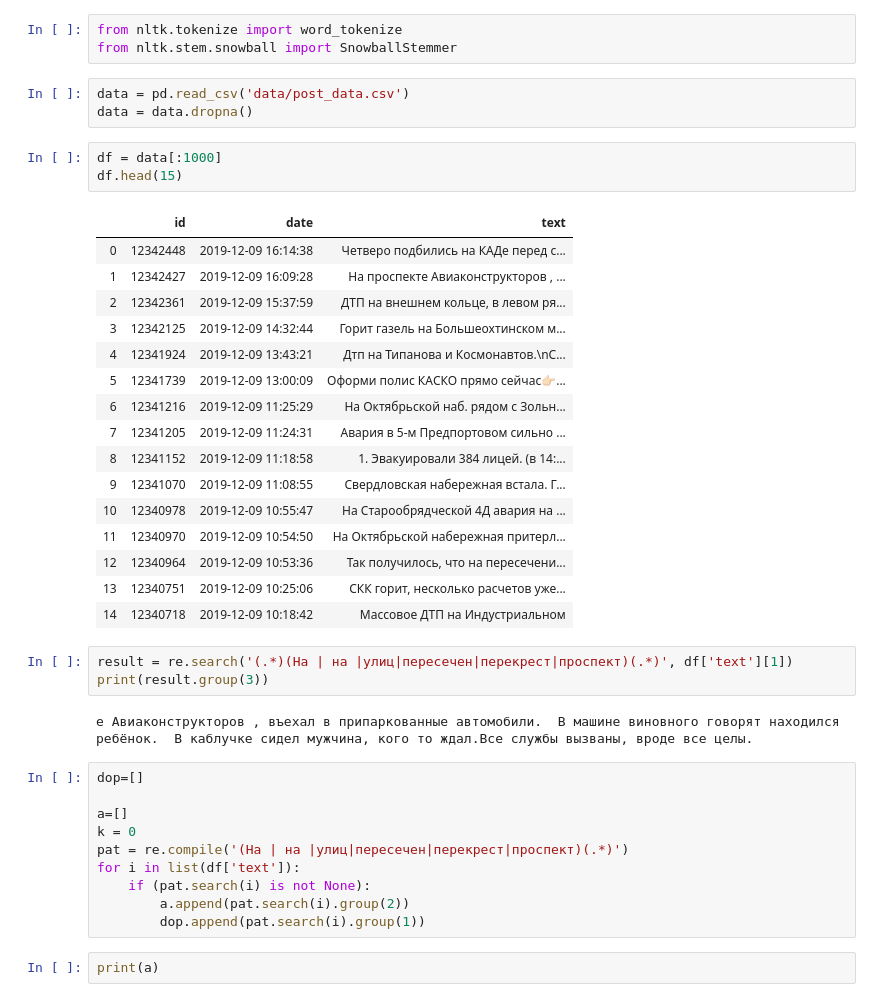
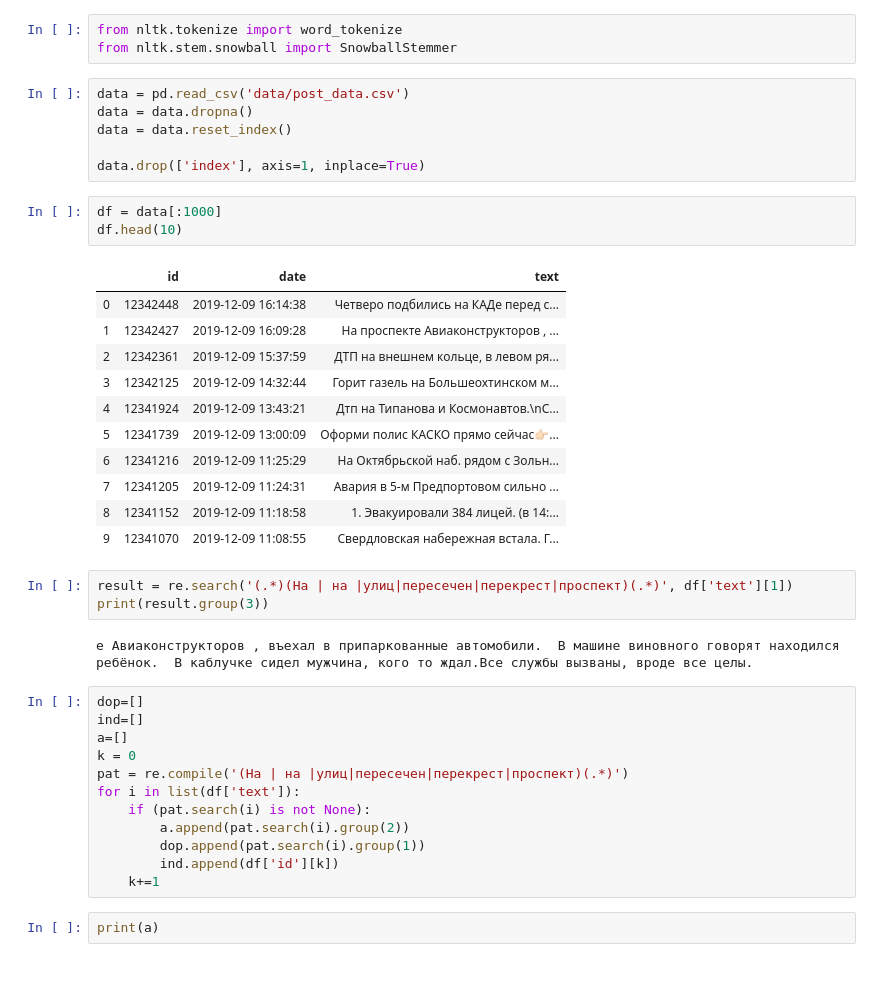
Before and after one commit to roma0398/traffic_accident_map, a Jupyter notebook: regex.ipynb, the cells around one changed output. Cells and saved outputs as stored; diff of their text form; blank space fills up the shorter version.

```diff
--- a/regex.ipynb
+++ b/regex.ipynb
@@ -7,26 +7,24 @@ from nltk.stem.snowball import SnowballStemmer
 # %%
 data = pd.read_csv('data/post_data.csv')
 data = data.dropna()
+data = data.reset_index()
+
+data.drop(['index'], axis=1, inplace=True)
 # %%
 df = data[:1000]
-df.head(15)
+df.head(10)
 # %% [output]
 |  | id | date | text |
 | 0 | 12342448 | 2019-12-09 16:14:38 | Четверо подбились на КАДе перед с... |
 | 1 | 12342427 | 2019-12-09 16:09:28 | На проспекте Авиаконструкторов , ... |
 | 2 | 12342361 | 2019-12-09 15:37:59 | ДТП на внешнем кольце, в левом ря... |
 | 3 | 12342125 | 2019-12-09 14:32:44 | Горит газель на Большеохтинском м... |
 | 4 | 12341924 | 2019-12-09 13:43:21 | Дтп на Типанова и Космонавтов.\nС... |
 | 5 | 12341739 | 2019-12-09 13:00:09 | Оформи полис КАСКО прямо сейчас👉🏻... |
 | 6 | 12341216 | 2019-12-09 11:25:29 | На Октябрьской наб. рядом с Зольн... |
 | 7 | 12341205 | 2019-12-09 11:24:31 | Авария в 5-м Предпортовом сильно ... |
 | 8 | 12341152 | 2019-12-09 11:18:58 | 1. Эвакуировали 384 лицей. (в 14:... |
 | 9 | 12341070 | 2019-12-09 11:08:55 | Свердловская набережная встала. Г... |
-| 10 | 12340978 | 2019-12-09 10:55:47 | На Старообрядческой 4Д авария на ... |
-| 11 | 12340970 | 2019-12-09 10:54:50 | На Октябрьской набережная притерл... |
-| 12 | 12340964 | 2019-12-09 10:53:36 | Так получилось, что на пересечени... |
-| 13 | 12340751 | 2019-12-09 10:25:06 | СКК горит, несколько расчетов уже... |
-| 14 | 12340718 | 2019-12-09 10:18:42 | Массовое ДТП на Индустриальном |
 # %%
 result = re.search('(.*)(На | на |улиц|пересечен|перекрест|проспект)(.*)', df['text'][1])
 print(result.group(3))
@@ -34,7 +32,7 @@ print(result.group(3))
 е Авиаконструкторов , въехал в припаркованные автомобили.  В машине виновного говорят находился ребёнок.  В каблучке сидел мужчина, кого то ждал.Все службы вызваны, вроде все целы.
 # %%
 dop=[]
-
+ind=[]
 a=[]
 k = 0
 pat = re.compile('(На | на |улиц|пересечен|перекрест|проспект)(.*)')
@@ -42,6 +40,8 @@ for i in list(df['text']):
     if (pat.search(i) is not None):
         a.append(pat.search(i).group(2))
         dop.append(pat.search(i).group(1))
+        ind.append(df['id'][k])
+    k+=1
 # %%
 print(a)
 # %% [output]
```
Also changed, not shown: parts of 12 cells of this notebook, 3 other files.
